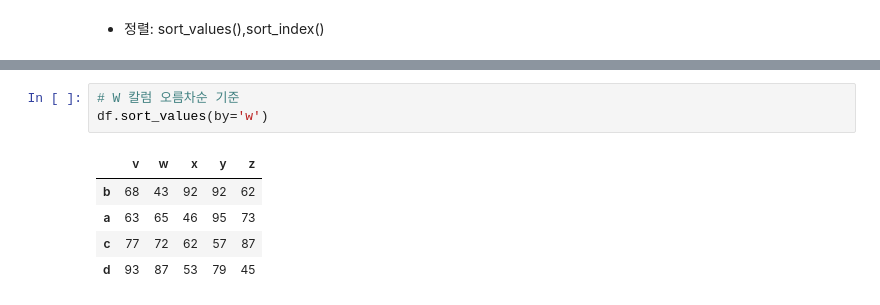
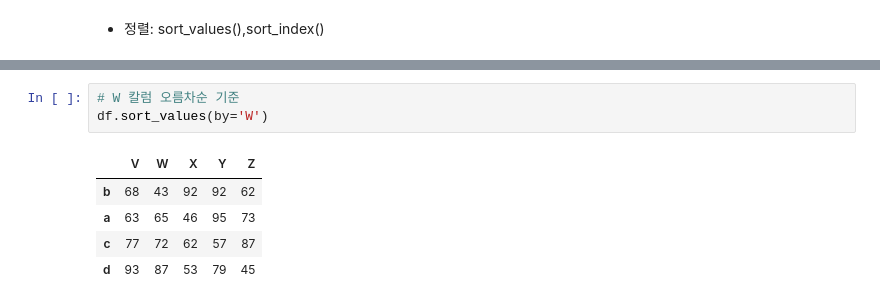
Before and after one commit to bong9C/DataAnalysis-2023.09, a Jupyter notebook: 02.Pandas/05.데이터조작.ipynb, the cells around one changed output, grey strips where cells are left out. Drawn from its saved outputs; the diff is of its cells as text.

```diff
--- a/02.Pandas/05.데이터조작.ipynb
+++ b/02.Pandas/05.데이터조작.ipynb
@@ -85,9 +85,9 @@ df
 | d | 93 | 87 | 53 | 79 | 45 |
 # %%
 # W 칼럼 오름차순 기준
-df.sort_values(by='w')
+df.sort_values(by='W')
 # %% [output]
-|  | v | w | x | y | z |
+|  | V | W | X | Y | Z |
 | b | 68 | 43 | 92 | 92 | 62 |
 | a | 63 | 65 | 46 | 95 | 73 |
 | c | 77 | 72 | 62 | 57 | 87 |
```
Also changed, not shown: parts of 67 cells of this notebook, 9 other files.
